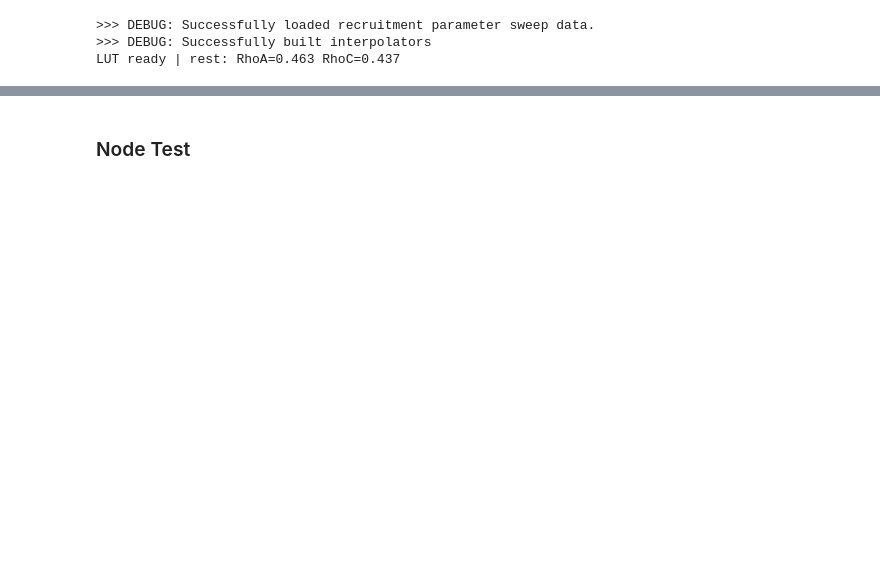
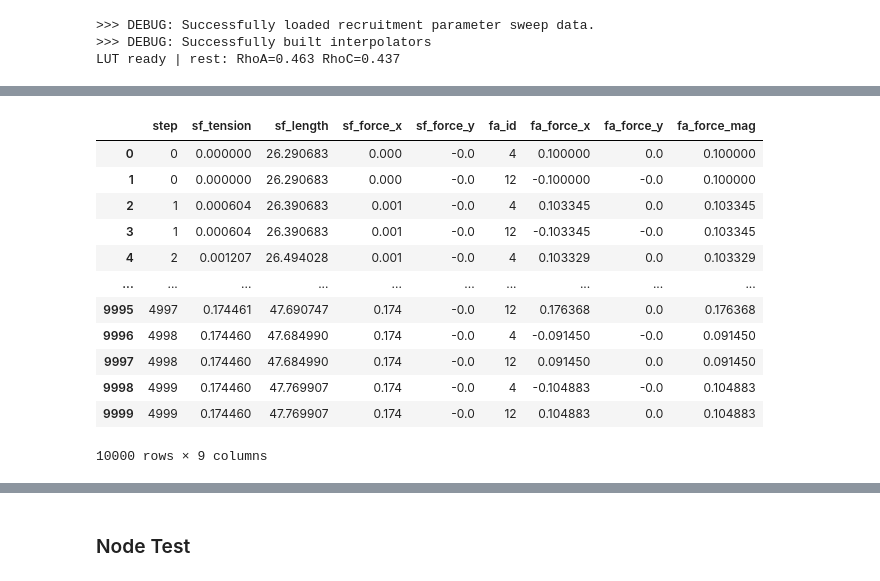
Before and after one commit to emilieyuu/endotehelial-masboss, a Jupyter notebook: notebooks/14_v2_exploratory.ipynb, the cells around one changed output, grey strips where cells are left out. Drawn from its saved outputs; the diff is of its cells as text; code cells hidden in the pictures; blank space fills up the shorter version.

```diff
--- a/notebooks/14_v2_exploratory.ipynb
+++ b/notebooks/14_v2_exploratory.ipynb
@@ -27,0 +187,8 @@ LUT ready | rest: RhoA=0.463 RhoC=0.437
+# %%
+
+flow = FlowField(magnitude=CFG['flow']['f_magnitude'])
+cell = EndothelialCell(0, np.array([0.0, 0.0]),
+                       lut=lut, cfg=CFG,
+                       n_nodes=CFG['cell_geometry']['n_nodes'],
+                       radius=CFG['cell_geometry']['radius'])
+history, sf_profiles = run_sim_test(cell, 5000)
@@ -27,0 +216,17 @@ LUT ready | rest: RhoA=0.463 RhoC=0.437
+# %%
+df_sf_fa, df_squeeze = build_diagnostics(history)
+df_sf_fa
+# %% [output]
+|  | step | sf_tension | sf_length | sf_force_x | sf_force_y | fa_id | fa_force_x | fa_force_y | fa_force_mag |
+| 0 | 0 | 0.000000 | 26.290683 | 0.000 | -0.0 | 4 | 0.100000 | 0.0 | 0.100000 |
+| 1 | 0 | 0.000000 | 26.290683 | 0.000 | -0.0 | 12 | -0.100000 | -0.0 | 0.100000 |
+| 2 | 1 | 0.000604 | 26.390683 | 0.001 | -0.0 | 4 | 0.103345 | 0.0 | 0.103345 |
+| 3 | 1 | 0.000604 | 26.390683 | 0.001 | -0.0 | 12 | -0.103345 | -0.0 | 0.103345 |
+| 4 | 2 | 0.001207 | 26.494028 | 0.001 | -0.0 | 4 | 0.103329 | 0.0 | 0.103329 |
+| ... | ... | ... | ... | ... | ... | ... | ... | ... | ... |
+| 9995 | 4997 | 0.174461 | 47.690747 | 0.174 | -0.0 | 12 | 0.176368 | 0.0 | 0.176368 |
+| 9996 | 4998 | 0.174460 | 47.684990 | 0.174 | -0.0 | 4 | -0.091450 | -0.0 | 0.091450 |
+| 9997 | 4998 | 0.174460 | 47.684990 | 0.174 | -0.0 | 12 | 0.091450 | 0.0 | 0.091450 |
+| 9998 | 4999 | 0.174460 | 47.769907 | 0.174 | -0.0 | 4 | -0.104883 | -0.0 | 0.104883 |
+| 9999 | 4999 | 0.174460 | 47.769907 | 0.174 | -0.0 | 12 | 0.104883 | 0.0 | 0.104883 |
+10000 rows × 9 columns
```
Also changed, not shown: parts of 12 cells of this notebook, 13 other files.
